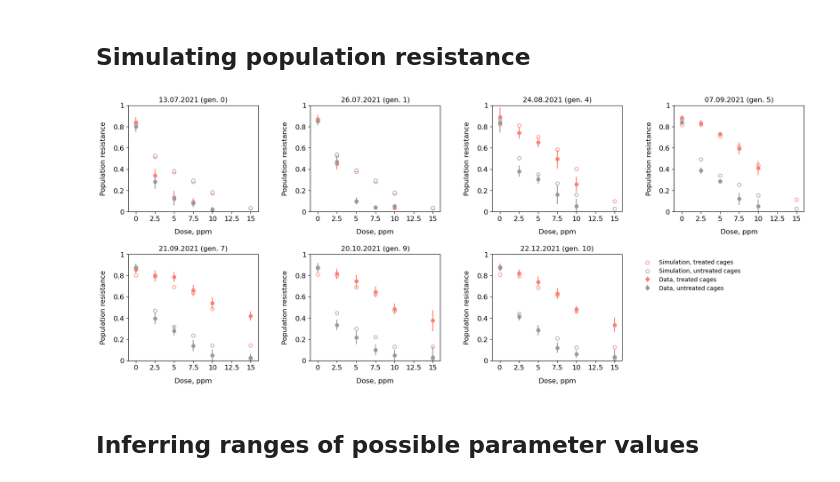
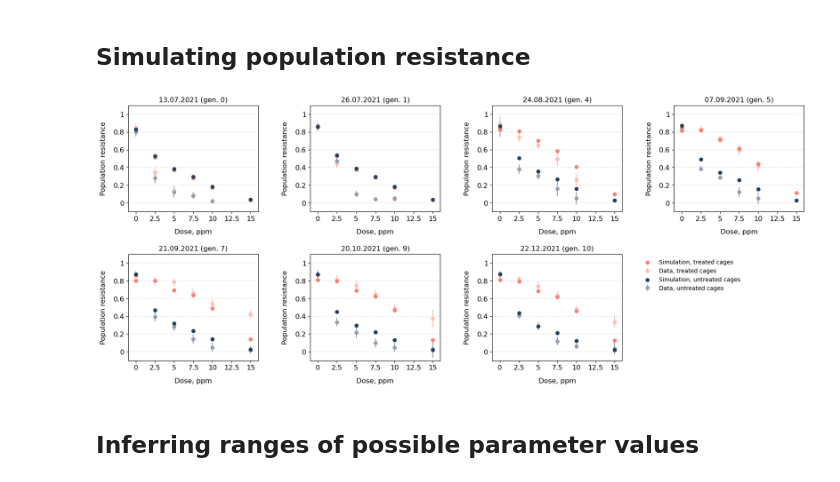
Before and after one commit to alyulina/dominance-reversal, a Jupyter notebook: simulations.ipynb, the cells around one changed output. Cells and saved outputs as stored; diff of their text form; code cells hidden in the pictures.

```diff
--- a/simulations.ipynb
+++ b/simulations.ipynb
@@ -33,7 +33,9 @@ genotypes_dict = dict(zip(genotypes, ['SS', 'SR1', 'SR2', 'SR3', 'R1R1', 'R1R2',
 # %%
 # ploting parameters:
 grey = '#999999'
-allele_colors = {0: grey, 1: '#ffC300', 2: '#ff5733', 3: '#900c3f'}
+blue = '#274060'
+pink = '#fa8072'
+allele_colors = {0: '#30a4bc', 1: '#ffa45e', 2: '#ec4176', 3: '#782e6e'}
 w = 2 # linewidth
 fontsize = 12 # font size
 padsize = 12 # pad size
@@ -176,7 +191,7 @@ for i in alleles:
     avg_allele_freqs[i] = []
     for j in dates:
         freqs = allele_freqs_dates[(allele_freqs_dates['haplotype_class'] == alleles_dict[i]) & (allele_freqs_dates['Date'] == j)]['frequency']
-        avg_allele_freqs[i].append([date_generation_dose_dict[j][0], np.median(freqs), np.std(freqs)])
+        avg_allele_freqs[i].append([date_generation_dose_dict[j][0], np.median(freqs), np.percentile(freqs, 25), np.percentile(freqs, 75)])
 
 # no pesticide
 allele_freqs_control_dates = allele_freqs[(allele_freqs['Date'].isin(dates)) & (allele_freqs['treatment'] == 'E')]
@@ -187,7 +202,7 @@ for i in alleles:
     avg_allele_freqs_control[i] = []
     for j in dates:
         freqs = allele_freqs_control_dates[(allele_freqs_control_dates['haplotype_class'] == alleles_dict[i]) & (allele_freqs_control_dates['Date'] == j)]['frequency']
-        avg_allele_freqs_control[i].append([date_generation_dose_dict[j][0], np.median(freqs), np.std(freqs)])
+        avg_allele_freqs_control[i].append([date_generation_dose_dict[j][0], np.median(freqs), np.percentile(freqs, 25), np.percentile(freqs, 75)])
 # %%
 # reading lab viability measurements:
 
@@ -269,7 +284,8 @@ for c in range(2):
 
         for i in alleles:
             plt.plot(range(0, t + 2), fs[i], color=allele_colors[i], label=alleles_dict[i], linewidth=w)
-            plt.errorbar(x=[x[0] for x in avg_allele_freqs[i]], y=[x[1] for x in avg_allele_freqs[i]], yerr=[x[2] for x in avg_allele_freqs[i]], fmt='o', color=allele_colors[i])
+            plt.fill_between(x=[x[0] for x in avg_allele_freqs[i]], y1=[x[2] for x in avg_allele_freqs[i]], y2=[x[3] for x in avg_allele_freqs[i]],
+                             color=allele_colors[i], alpha=0.25, linewidth=0, zorder=1)
 
         plt.title('Treated cages', fontsize=fontsize)
 
@@ -293,7 +309,8 @@ for c in range(2):
 
         for i in alleles:
             plt.plot(range(t + 2), fs_control[i], color=allele_colors[i], label=alleles_dict[i], linewidth=w)
-            plt.errorbar(x=[x[0] for x in avg_allele_freqs_control[i]], y=[x[1] for x in avg_allele_freqs_control[i]], yerr=[x[2] for x in avg_allele_freqs_control[i]], fmt='o', color=allele_colors[i])
+            plt.fill_between(x=[x[0] for x in avg_allele_freqs_control[i]], y1=[x[2] for x in avg_allele_freqs_control[i]], y2=[x[3] for x in avg_allele_freqs_control[i]],
+                             color=allele_colors[i], alpha=0.25, linewidth=0, zorder=0)
 
         plt.title('Untreated cages', fontsize=fontsize)
 
@@ -392,44 +409,53 @@ for i, date in enumerate(dates_to_plot):
     g = int(date_generation_dose_dict[date][0])
     gen_fs_g = {x: gen_fs[x][g] for x in genotypes}
     gen_fs_g_control = {x: gen_fs_control[x][g] for x in genotypes}
 
     for j, dose in enumerate(conc):
 
-        plt.scatter(dose, calculate_resistance_in_pop(gen_fs_g, viabilities[dose]), marker='o', facecolor='white', edgecolor='salmon')
-        plt.scatter(dose, calculate_resistance_in_pop(gen_fs_g_control, viabilities[dose]), marker='o', facecolor='white', edgecolor=grey)
+        plt.errorbar(x=dose, y=resistance_t_pesticide[date][j][0] / 100, yerr=resistance_t_pesticide[date][j][1] / 100,
+                     fmt='o', color=add_white(pink, 50))
+        plt.errorbar(x=dose, y=resistance_t_control[date][j][0] / 100, yerr=resistance_t_pesticide[date][j][1] / 100,
+                     fmt='o', color=add_white(blue, 50))
 
-        plt.errorbar(x=dose, y=resistance_t_pesticide[date][j][0] / 100, yerr=resistance_t_pesticide[date][j][1] / 100, fmt='o', color='salmon')
-        plt.errorbar(x=dose, y=resistance_t_control[date][j][0] / 100, yerr=resistance_t_pesticide[date][j][1] / 100, fmt='o', color=grey)
+        plt.scatter(dose, calculate_resistance_in_pop(gen_fs_g, viabilities[dose]),
+                    marker='o', color=pink, zorder=4)
+        plt.scatter(dose, calculate_resistance_in_pop(gen_fs_g_control, viabilities[dose]),
+                    marker='o', color=blue, zorder=4)
 
         sim_resistance_data.loc[len(sim_resistance_data.index)] = [calculate_resistance_in_pop(gen_fs_g, viabilities[dose]), 'pesticide', dose, date, int(date_generation_dose_dict[date][0])]
         sim_resistance_data.loc[len(sim_resistance_data.index)] = [calculate_resistance_in_pop(gen_fs_g_control, viabilities[dose]), 'control', dose, date, int(date_generation_dose_dict[date][0])]
 
     if i == 6: # this is just for the legend
-        plt.errorbar(x=-1, y=-1, yerr=0.5, fmt='o', color='salmon', label='Data, treated cages')
-        plt.scatter(-1, -1, marker='o', facecolor='white', edgecolor='salmon', label='Simulation, treated cages')
+        plt.errorbar(x=-1, y=-1, yerr=0.5, fmt='o', color=add_white(pink, 50), label='Data, treated cages')
+        plt.scatter(-1, -1, marker='o', color=pink, label='Simulation, treated cages')
 
-        plt.errorbar(x=-1, y=-1, yerr=0.5, fmt='o', color=grey, label='Data, untreated cages')
-        plt.scatter(-1, -1, marker='o', facecolor='white', edgecolor=grey, label='Simulation, untreated cages')
+        plt.errorbar(x=-1, y=-1, yerr=0.5, fmt='o', color=add_white(blue, 50), label='Data, untreated cages')
+        plt.scatter(-1, -1, marker='o', color=blue, label='Simulation, untreated cages')
 
-        plt.legend(frameon=False, fontsize=legendfontsize, loc='upper right', bbox_to_anchor=(1.95, 1.0, 0.0, 0.0), handletextpad=1);
+        handles, labels = plt.gca().get_legend_handles_labels()
+        order = [0, 2, 1, 3]
+        plt.legend([handles[i] for i in order], [labels[i] for i in order],
+                   frameon=False, fontsize=legendfontsize, loc='upper right', bbox_to_anchor=(1.95, 1.0, 0.0, 0.0), handletextpad=1);
+
+    plt.hlines([0, 0.2, 0.4, 0.6, 0.8, 1], -1, 16, zorder=-1, color=grey, alpha=0.3, linestyle=':')
 
     plt.yticks([0, 0.2, 0.4, 0.6, 0.8, 1], [0, 0.2, 0.4, 0.6, 0.8, 1])
     plt.xticks([0, 2.5, 5, 7.5, 10, 12.5, 15], [0, 2.5, 5, 7.5, 10, 12.5, 15])
 
     plt.tick_params(axis='both', labelsize=fontsize)
 
-    plt.ylim(0, 1)
+    plt.ylim(-0.1, 1.1)
     plt.xlim(-1, 16)
 
     plt.ylabel('Population resistance', fontsize=fontsize, labelpad=padsize);
     plt.xlabel('Dose, ppm', fontsize=fontsize, labelpad=padsize);
 
     plt.title(date[-2:] + '.' + date[-5:-3] + '.' + date[:4] + ' (gen. ' + "{:.0f}".format(date_generation_dose_dict[date][0]) + ')', fontsize=fontsize)
 
 sim_resistance_data.to_csv('./data/sim_resistance_data.csv', index=False)
 plt.savefig('./figs/simulated_resistances.pdf', dpi=600, bbox_inches='tight')
 # %% [output]
-[figure, old version]
+[figure, new version]
 # %% [markdown]
 ## Inferring ranges of possible parameter values
 # %%
```
Also changed, not shown: parts of 6 cells of this notebook.
